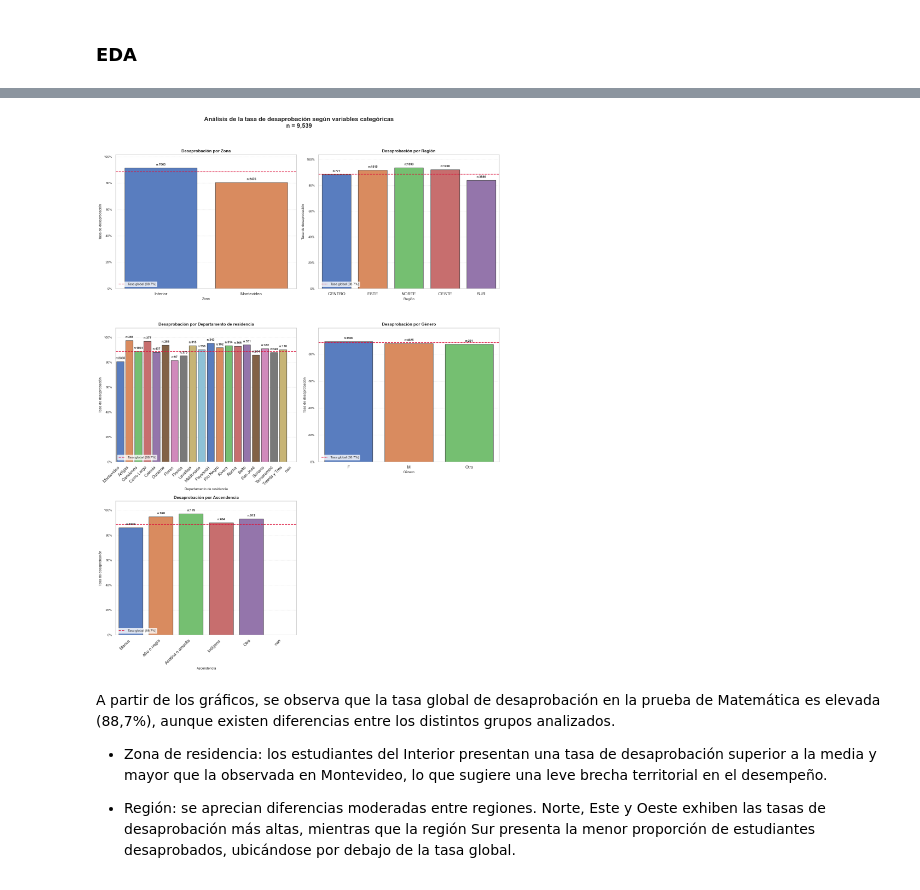
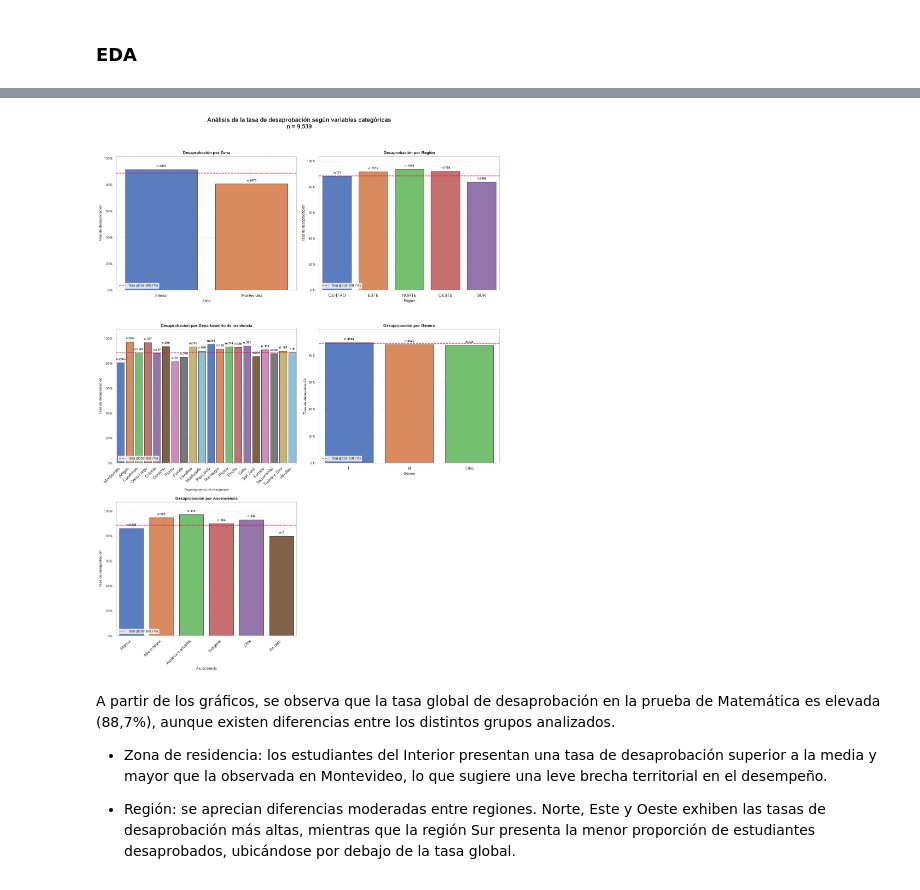
Before and after one commit to estebancardoso96/los_parsimoniosos, a Jupyter notebook: guia_ejemplo_costos_pesos_ajustados.ipynb, the cells around one changed output, grey strips where cells are left out. Drawn from its saved outputs; the diff is of its cells as text; code cells hidden in the pictures.

```diff
--- a/guia_ejemplo_costos_pesos_ajustados.ipynb
+++ b/guia_ejemplo_costos_pesos_ajustados.ipynb
@@ -121,6 +121,10 @@ En resumen, el procedimiento busca reponderar las observaciones observadas para
 # %%
 
 print("Calculando pesos de propensión con probabilidad directa por grupo...")
+
+# 0. Desfragmentar el DataFrame antes de agregar nuevas columnas
+# Pandas consolida todo en un solo bloque de memoria mejorando performance de acceso y escritura.
+df_merged = df_merged.copy()
 
 # 1. Definir variable objetivo R
 # R = 1 si el estudiante rindió la prueba de matemática; 0 en caso contrario
@@ -398,6 +402,9 @@ for i, var in enumerate(variables_a_graficar):
     elif var == 'departamento_residencia':
         data_grafico[var] = data_grafico[var].map(mapa_departamentos)
 
+    # Rellenar posibles NaNs (floats) con un texto y asegurar que todo sea string
+    data_grafico[var] = data_grafico[var].fillna('Sin dato').astype(str)
+
     orden_categorias = data_grafico[var].tolist()
 
     sns.barplot(
@@ -459,34 +466,34 @@ for i, var in enumerate(variables_a_graficar):
         if j >= len(data_grafico):
             break
 
         height = p.get_height()
 
         ax.annotate(
             f"n:{int(data_grafico.iloc[j]['n'])}",
             (p.get_x() + p.get_width()/2, height),
             ha='center',
             va='bottom',
             xytext=(0,5),
             textcoords='offset points',
             fontsize=8,
             fontweight='bold'
         )
 
 # Ocultar ejes sobrantes
 for j in range(len(variables_a_graficar), len(axes_flat)):
     axes_flat[j].set_visible(False)
 
 plt.suptitle(
     f'Análisis de la tasa de desaprobación según variables categóricas\nn = {len(df_final_modelo):,}',
     fontsize=16,
     fontweight='bold',
     y=1.02
 )
 
 plt.tight_layout()
 plt.show()
 # %% [output]
-[figure, old version]
+[figure, new version]
 # %% [markdown]
 A partir de los gráficos, se observa que la tasa global de desaprobación en la prueba de Matemática es elevada (88,7%), aunque existen diferencias entre los distintos grupos analizados.
 
```
Also changed, not shown: parts of 9 cells of this notebook.
